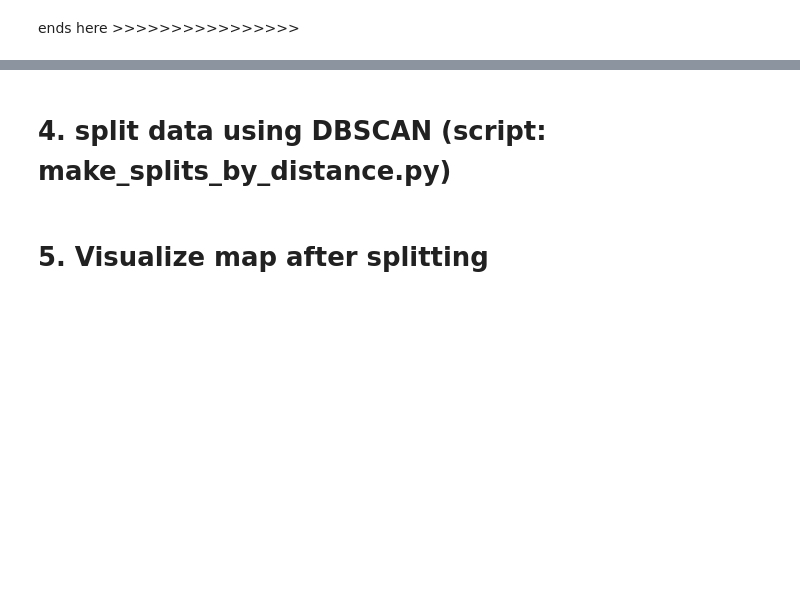
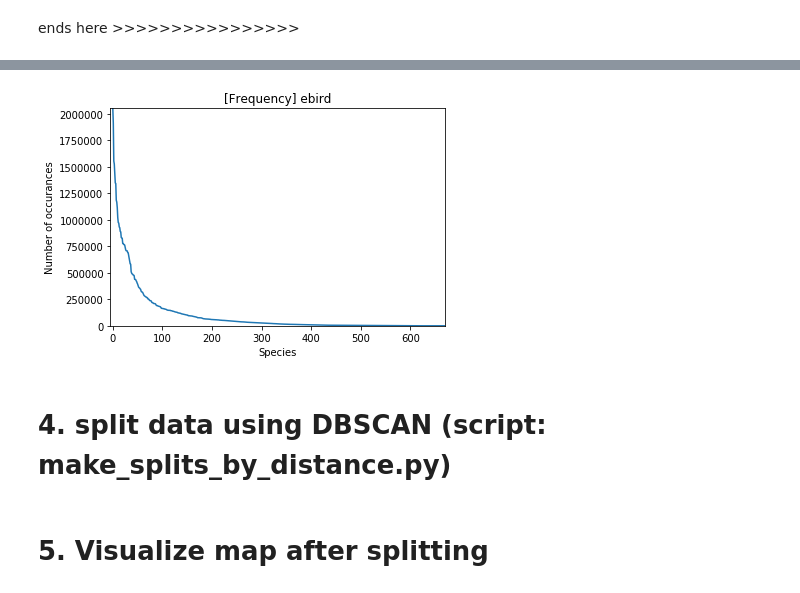
Before and after one commit to RolnickLab/SatBird, a Jupyter notebook: data_processing/ebutterfly_data_preparation/prepare_ebutterfly_with_ebird.ipynb, the cells around one changed output, grey strips where cells are left out. Drawn from its saved outputs; the diff is of its cells as text; code cells hidden in the pictures; blank space fills up the shorter version.

```diff
--- a/data_processing/ebutterfly_data_preparation/prepare_ebutterfly_with_ebird.ipynb
+++ b/data_processing/ebutterfly_data_preparation/prepare_ebutterfly_with_ebird.ipynb
@@ -298,0 +369,3 @@ rget, fp)
+# %%
+# in all Satbird-USA summer:
+ebird_freq = np.load(os.path.join(root_dir, dataset_tag, 'satbird_species_frequencies_updated.npy'))
@@ -299,3 +418,19 @@ rget, fp)
+# %%
+import matplotlib.pyplot as plt
+import numpy as np
+
+ebird_freq = np.sort(ebird_freq, axis=None)[::-1]
+
+x = np.arange(0, ebird_freq.shape[0])
+plt.plot(x, ebird_freq)
+plt.xlim(-5, 670)
+plt.ylim(0, 2050091)
+plt.xlabel("Species")
+plt.ylabel("Number of occurances")
+plt.title("[Frequency] ebird")
+plt.show()
+# %% [output]
+[figure, added]
 # %%
 #     print(group_name)
 #     print("Unique checklists: ", len(group_data['eventID'].value_counts().tolist()))
```
Also changed, not shown: parts of 16 cells of this notebook, 1 other file.
